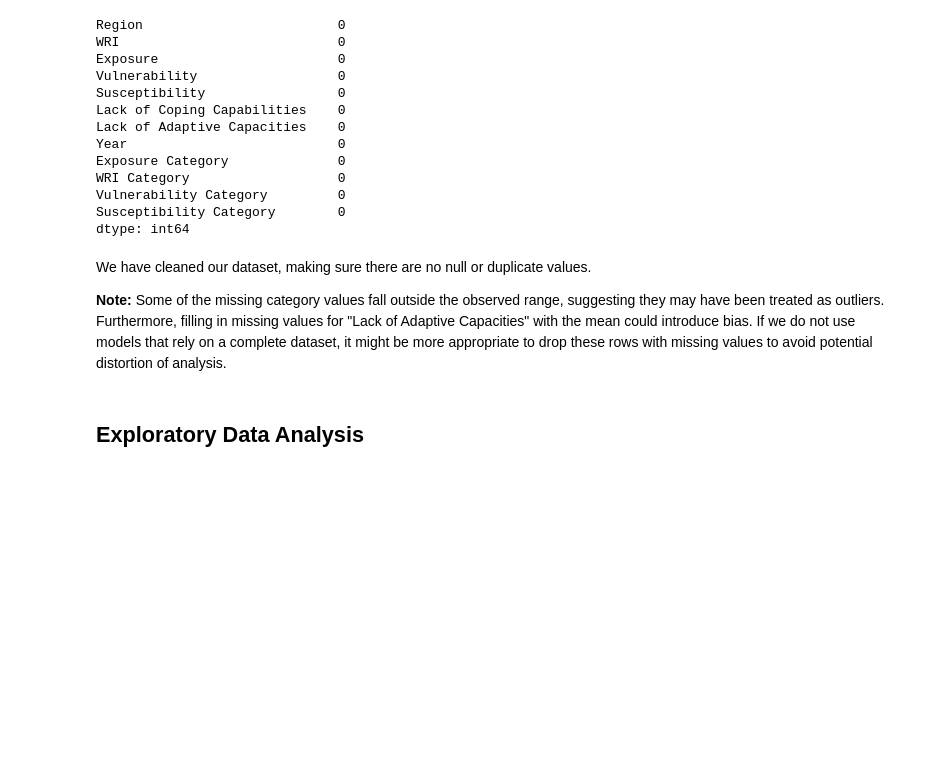
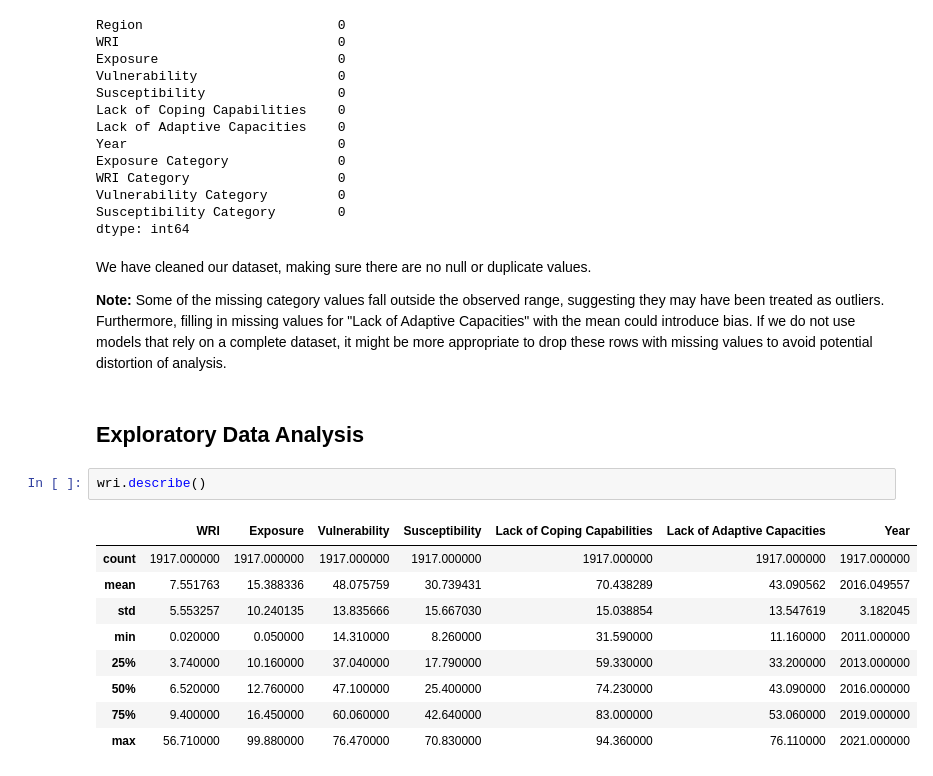
Before and after one commit to Mengz21/World-Disaster-Risk-Analysis, a Jupyter notebook: World Disaster Risk Analysis.ipynb, the cells around one changed output. Drawn from its saved outputs; the diff is of its cells as text; blank space fills up the shorter version.

```diff
--- a/World Disaster Risk Analysis.ipynb
+++ b/World Disaster Risk Analysis.ipynb
@@ -204,3 +205,15 @@ We have cleaned our dataset, making sure there are no null or duplicate values.
 __Note:__ Some of the missing category values fall outside the observed range, suggesting they may have been treated as outliers. Furthermore, filling in missing values for "Lack of Adaptive Capacities" with the mean could introduce bias. If we do not use models that rely on a complete dataset, it might be more appropriate to drop these rows with missing values to avoid potential distortion of analysis.
 # %% [markdown]
 ## Exploratory Data Analysis
+# %%
+wri.describe()
+# %% [output]
+|  | WRI | Exposure | Vulnerability | Susceptibility | Lack of Coping Capabilities | Lack of Adaptive Capacities | Year |
+| count | 1917.000000 | 1917.000000 | 1917.000000 | 1917.000000 | 1917.000000 | 1917.000000 | 1917.000000 |
+| mean | 7.551763 | 15.388336 | 48.075759 | 30.739431 | 70.438289 | 43.090562 | 2016.049557 |
+| std | 5.553257 | 10.240135 | 13.835666 | 15.667030 | 15.038854 | 13.547619 | 3.182045 |
+| min | 0.020000 | 0.050000 | 14.310000 | 8.260000 | 31.590000 | 11.160000 | 2011.000000 |
+| 25% | 3.740000 | 10.160000 | 37.040000 | 17.790000 | 59.330000 | 33.200000 | 2013.000000 |
+| 50% | 6.520000 | 12.760000 | 47.100000 | 25.400000 | 74.230000 | 43.090000 | 2016.000000 |
+| 75% | 9.400000 | 16.450000 | 60.060000 | 42.640000 | 83.000000 | 53.060000 | 2019.000000 |
+| max | 56.710000 | 99.880000 | 76.470000 | 70.830000 | 94.360000 | 76.110000 | 2021.000000 |
```
Also changed, not shown: parts of 8 cells of this notebook.
